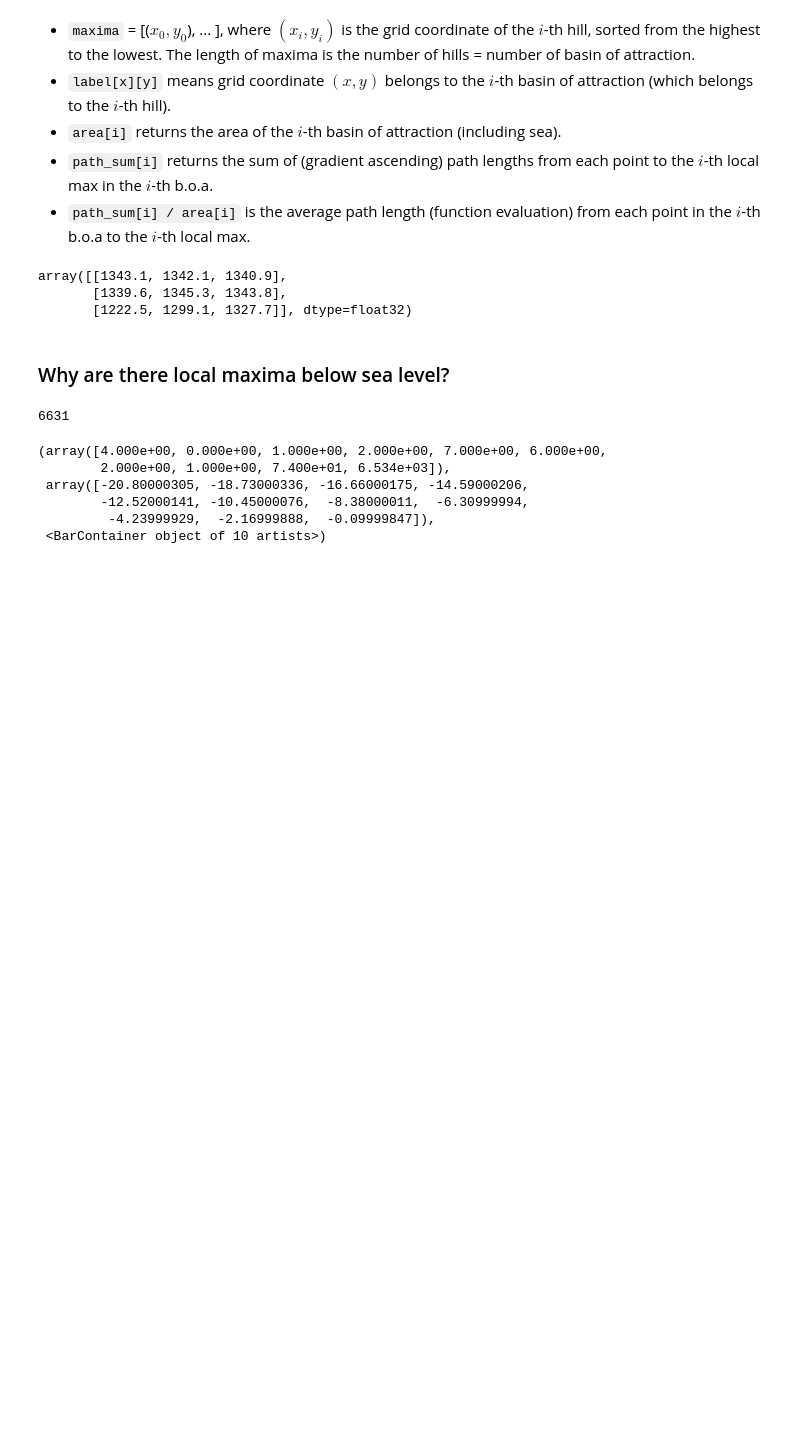
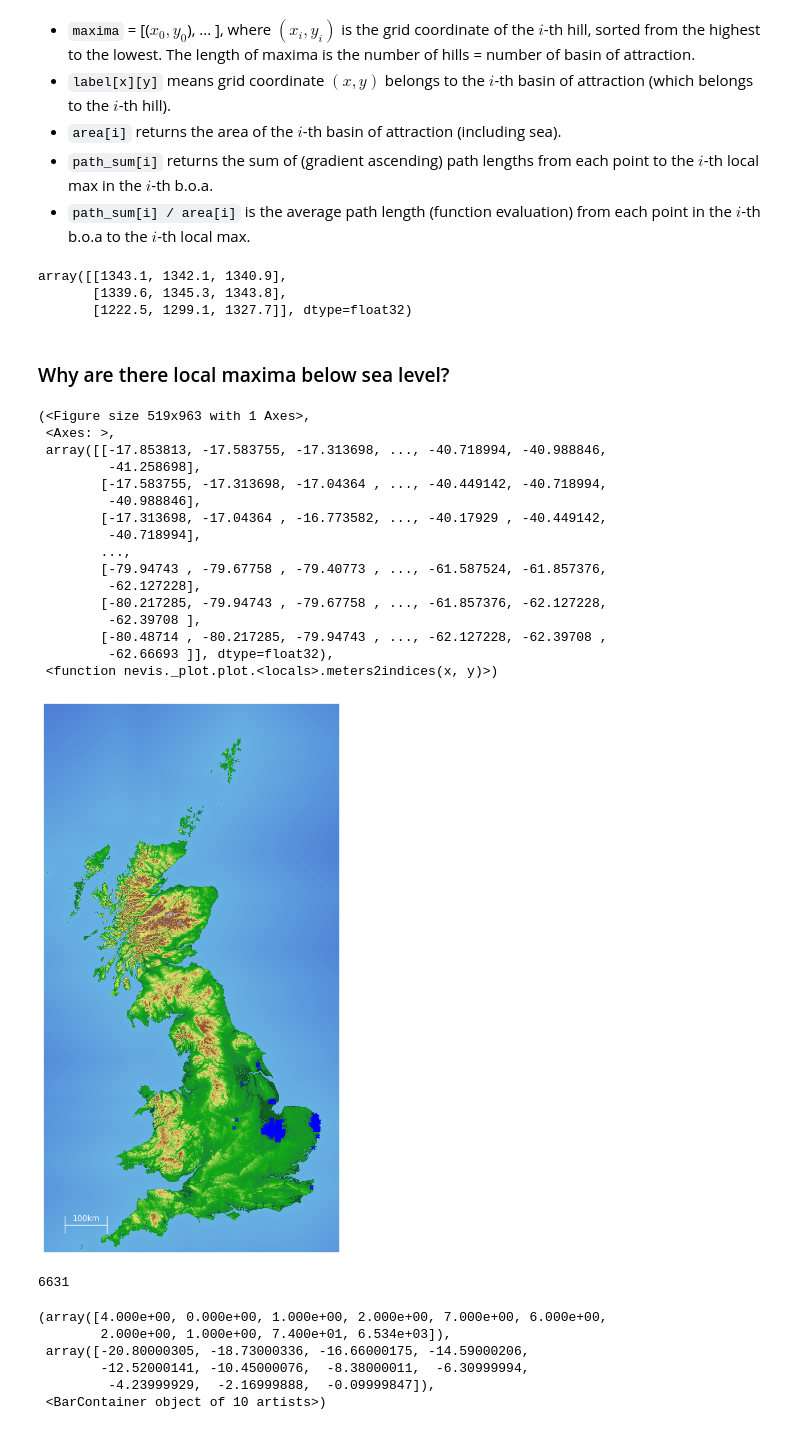
Before and after one commit to CardiacModelling/BenNevisBenchmark, a Jupyter notebook: basin-problem/ipynb/sea-maxima.ipynb, the cells around one changed output. Saved outputs shown, nothing was run; the diff lists cells and outputs as text; code cells hidden in the pictures; blank space fills up the shorter version.

```diff
--- a/basin-problem/ipynb/sea-maxima.ipynb
+++ b/basin-problem/ipynb/sea-maxima.ipynb
@@ -37,9 +37,31 @@ array([[1343.1, 1342.1, 1340.9],
 ### Why are there local maxima below sea level?
 # %%
 sea_max_height_list = []
+sea_max_coors = []
 # iterate through all local max and find those under sea levels
 for i in range(len_maxima):
     x, y = maxima[i]
     z = h[x, y]
     if z < 0:
         sea_max_height_list.append((x, y, z))
+        sea_max_coors.append((y * 50, x * 50))
+# %%
+nevis.plot(points=np.array(sea_max_coors))
+# %% [output]
+(<Figure size 519x963 with 1 Axes>,
+ <Axes: >,
+ array([[-17.853813, -17.583755, -17.313698, ..., -40.718994, -40.988846,
+         -41.258698],
+        [-17.583755, -17.313698, -17.04364 , ..., -40.449142, -40.718994,
+         -40.988846],
+        [-17.313698, -17.04364 , -16.773582, ..., -40.17929 , -40.449142,
+         -40.718994],
+        ...,
+        [-79.94743 , -79.67758 , -79.40773 , ..., -61.587524, -61.857376,
+         -62.127228],
+        [-80.217285, -79.94743 , -79.67758 , ..., -61.857376, -62.127228,
+         -62.39708 ],
+        [-80.48714 , -80.217285, -79.94743 , ..., -62.127228, -62.39708 ,
+         -62.66693 ]], dtype=float32),
+ <function nevis._plot.plot.<locals>.meters2indices(x, y)>)
+[figure, added]
```
Also changed, not shown: parts of 3 cells of this notebook.
